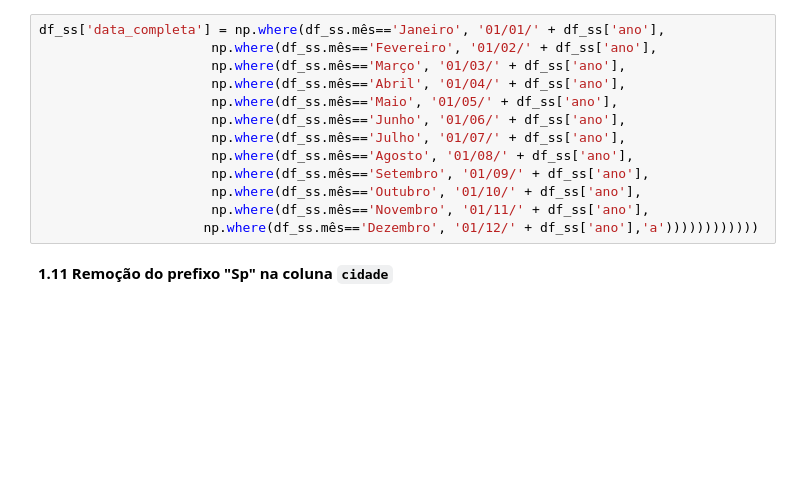
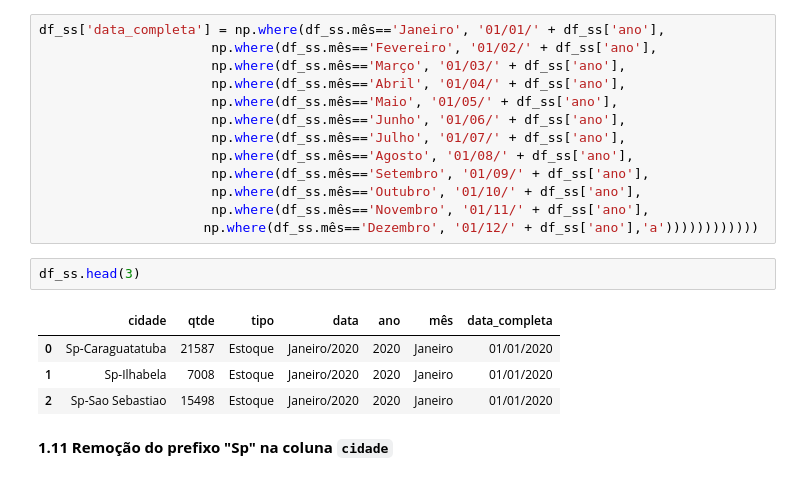
Before and after one commit to rafaelbuzi/Limpeza-de-Dados, a Jupyter notebook: litoral_norte_CAGED.ipynb, the cells around one changed output. Saved outputs shown, nothing was run; the diff lists cells and outputs as text; blank space fills up the shorter version.

```diff
--- a/litoral_norte_CAGED.ipynb
+++ b/litoral_norte_CAGED.ipynb
@@ -135,6 +181,13 @@ df_ss['data_completa'] = np.where(df_ss.mês=='Janeiro', '01/01/' + df_ss['ano']
                       np.where(df_ss.mês=='Outubro', '01/10/' + df_ss['ano'],
                       np.where(df_ss.mês=='Novembro', '01/11/' + df_ss['ano'],
                      np.where(df_ss.mês=='Dezembro', '01/12/' + df_ss['ano'],'a'))))))))))))
+# %%
+df_ss.head(3)
+# %% [output]
+|  | cidade | qtde | tipo | data | ano | mês | data_completa |
+| 0 | Sp-Caraguatatuba | 21587 | Estoque | Janeiro/2020 | 2020 | Janeiro | 01/01/2020 |
+| 1 | Sp-Ilhabela | 7008 | Estoque | Janeiro/2020 | 2020 | Janeiro | 01/01/2020 |
+| 2 | Sp-Sao Sebastiao | 15498 | Estoque | Janeiro/2020 | 2020 | Janeiro | 01/01/2020 |
 # %% [markdown]
 **1.11 Remoção do prefixo "Sp" na coluna `cidade`**
 # %%
```
Also changed, not shown: parts of 9 cells of this notebook.
